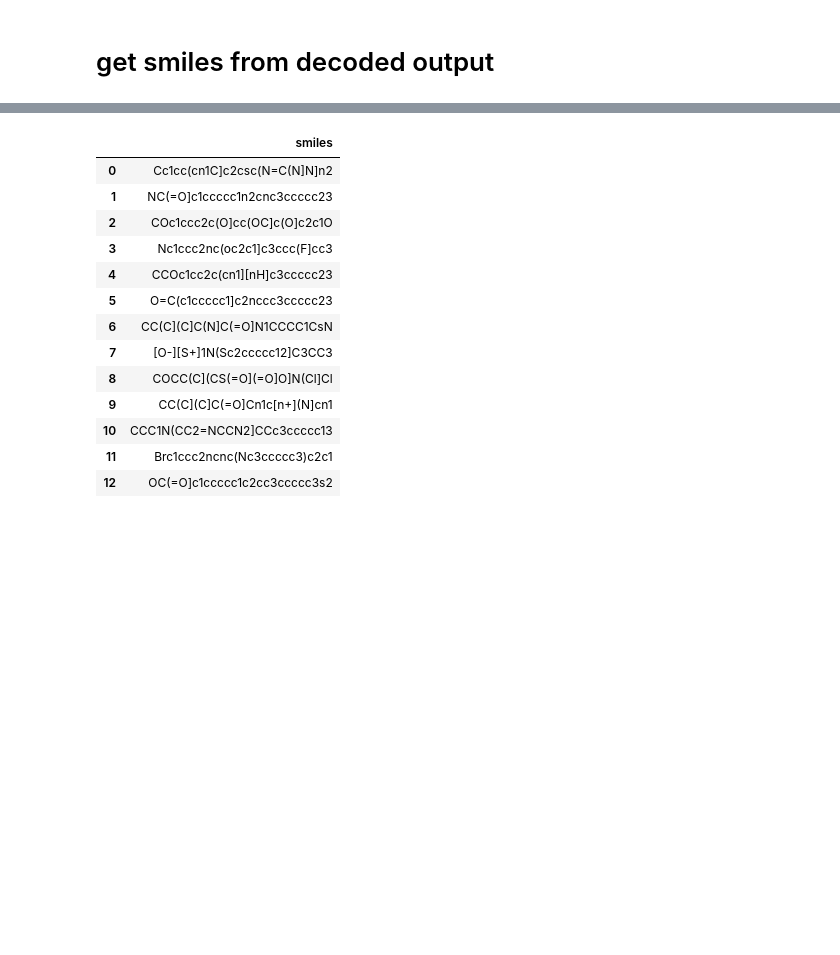
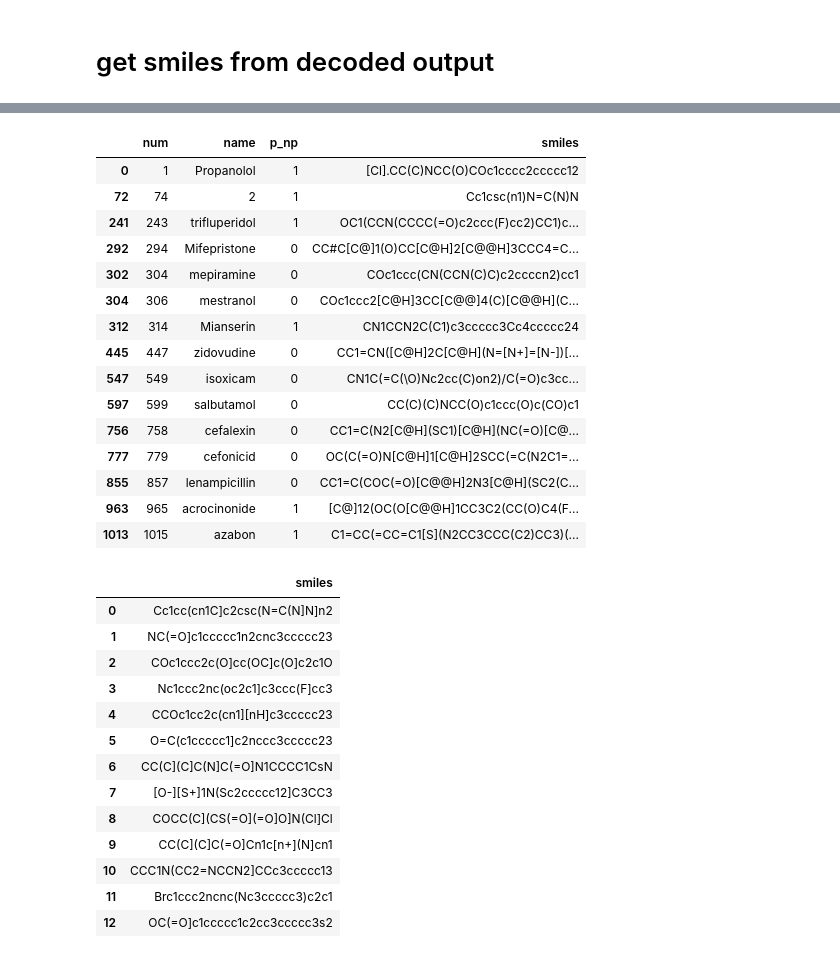
Before and after one commit to ajia90/smilestransformer, a Jupyter notebook: interpolation_notgt_training.ipynb, the cells around one changed output, grey strips where cells are left out. Cells and saved outputs as stored; diff of their text form; code cells hidden in the pictures; blank space fills up the shorter version.

```diff
--- a/interpolation_notgt_training.ipynb
+++ b/interpolation_notgt_training.ipynb
@@ -278,0 +334,19 @@ molecules = get_smiles(decoded_output)
+# %%
+same_length_smiles2
+# %% [output]
+|  | num | name | p_np | smiles |
+| 0 | 1 | Propanolol | 1 | [Cl].CC(C)NCC(O)COc1cccc2ccccc12 |
+| 72 | 74 | 2 | 1 | Cc1csc(n1)N=C(N)N |
+| 241 | 243 | trifluperidol | 1 | OC1(CCN(CCCC(=O)c2ccc(F)cc2)CC1)c... |
+| 292 | 294 | Mifepristone | 0 | CC#C[C@]1(O)CC[C@H]2[C@@H]3CCC4=C... |
+| 302 | 304 | mepiramine | 0 | COc1ccc(CN(CCN(C)C)c2ccccn2)cc1 |
+| 304 | 306 | mestranol | 0 | COc1ccc2[C@H]3CC[C@@]4(C)[C@@H](C... |
+| 312 | 314 | Mianserin | 1 | CN1CCN2C(C1)c3ccccc3Cc4ccccc24 |
+| 445 | 447 | zidovudine | 0 | CC1=CN([C@H]2C[C@H](N=[N+]=[N-])[... |
+| 547 | 549 | isoxicam | 0 | CN1C(=C(\O)Nc2cc(C)on2)/C(=O)c3cc... |
+| 597 | 599 | salbutamol | 0 | CC(C)(C)NCC(O)c1ccc(O)c(CO)c1 |
+| 756 | 758 | cefalexin | 0 | CC1=C(N2[C@H](SC1)[C@H](NC(=O)[C@... |
+| 777 | 779 | cefonicid | 0 | OC(C(=O)N[C@H]1[C@H]2SCC(=C(N2C1=... |
+| 855 | 857 | lenampicillin | 0 | CC1=C(COC(=O)[C@@H]2N3[C@H](SC2(C... |
+| 963 | 965 | acrocinonide | 1 | [C@]12(OC(O[C@@H]1CC3C2(CC(O)C4(F... |
+| 1013 | 1015 | azabon | 1 | C1=CC(=CC=C1[S](N2CC3CCC(C2)CC3)(... |
```
Also changed, not shown: parts of 28 cells of this notebook.
